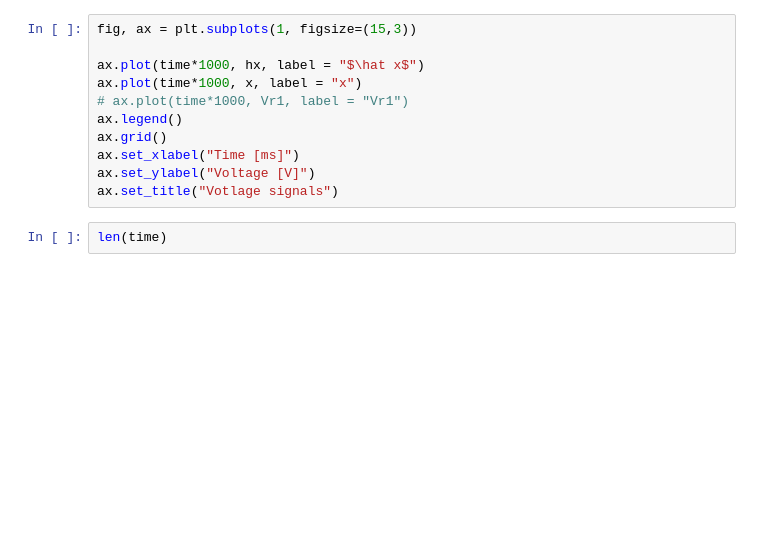
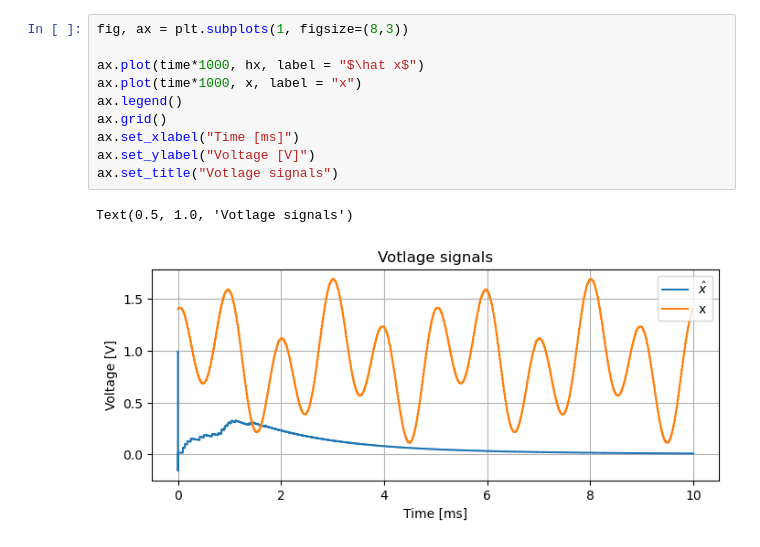
Before and after one commit to AlejandroJuarezLora/SNN_IPN, a Jupyter notebook: sim_results/tb_4x8x4_proc.ipynb, the cells around one changed output. Saved outputs shown, nothing was run; the diff lists cells and outputs as text; blank space fills up the shorter version.

```diff
--- a/sim_results/tb_4x8x4_proc.ipynb
+++ b/sim_results/tb_4x8x4_proc.ipynb
@@ -70,14 +82,14 @@ NameError: name 'iVread' is not defined
 # %%
-fig, ax = plt.subplots(1, figsize=(15,3))
+fig, ax = plt.subplots(1, figsize=(8,3))
 
 ax.plot(time*1000, hx, label = "$\hat x$")
 ax.plot(time*1000, x, label = "x")
-# ax.plot(time*1000, Vr1, label = "Vr1")
 ax.legend()
 ax.grid()
 ax.set_xlabel("Time [ms]")
 ax.set_ylabel("Voltage [V]")
 ax.set_title("Votlage signals")
+# %% [output]
+Text(0.5, 1.0, 'Votlage signals')
+[figure, added]
-# %%
-len(time)
 # %%
```
Also changed, not shown: parts of 10 cells of this notebook, 33 other files.
